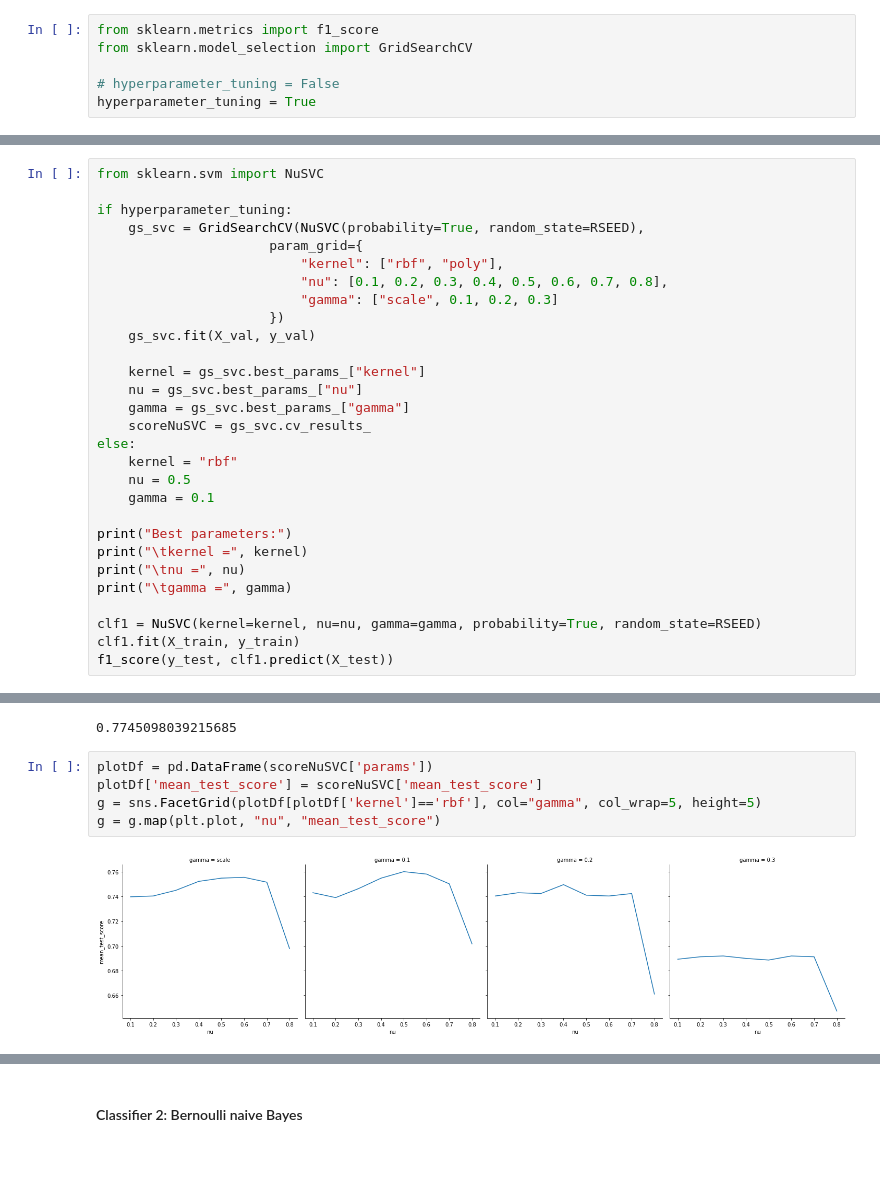
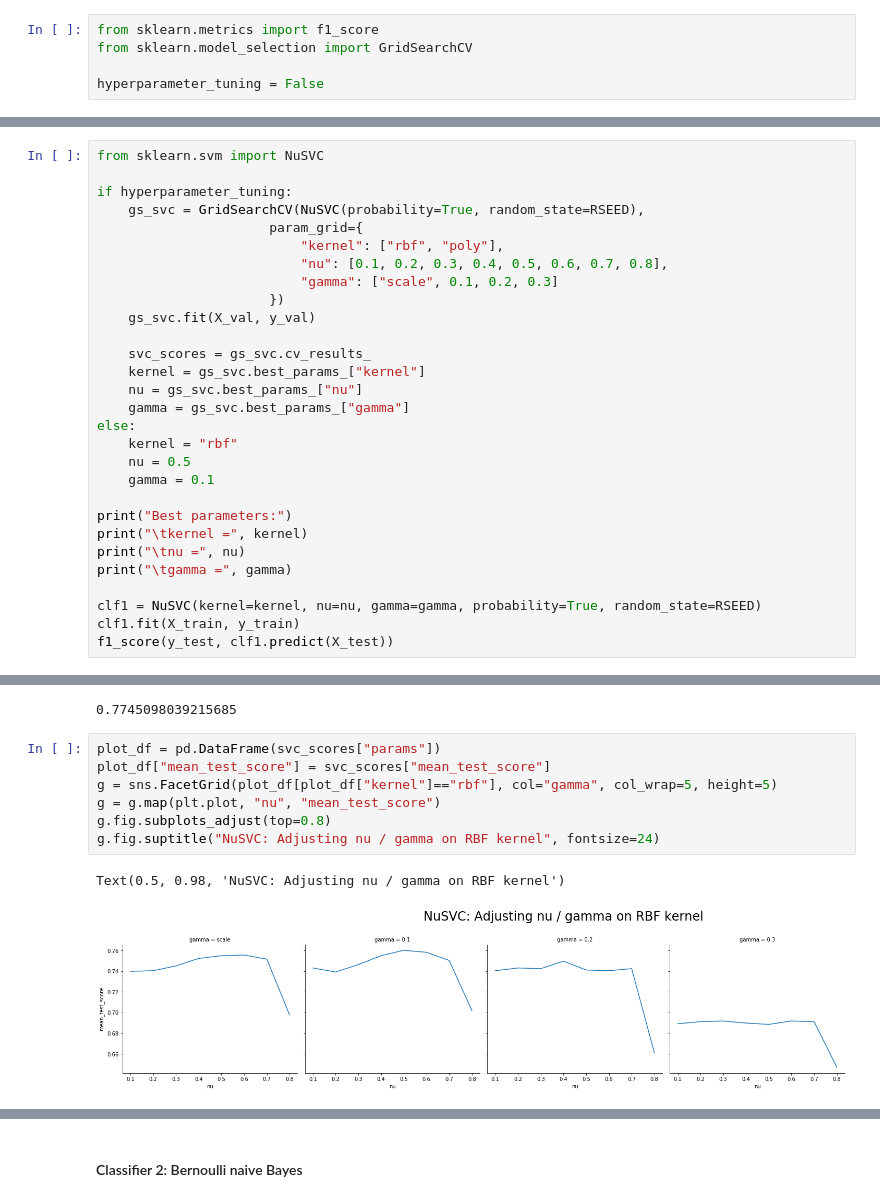
Before and after one commit to XaviJunior/SBB, a Jupyter notebook: project_2/Code/Team_SBB_project_2_Disaster_tweets.ipynb, the cells around one changed output, grey strips where cells are left out. Saved outputs shown, nothing was run; the diff lists cells and outputs as text; blank space fills up the shorter version.

```diff
--- a/project_2/Code/Team_SBB_project_2_Disaster_tweets.ipynb
+++ b/project_2/Code/Team_SBB_project_2_Disaster_tweets.ipynb
@@ -259,8 +260,7 @@ This section corresponds to the **training phase** of our best-performing classi
 from sklearn.metrics import f1_score
 from sklearn.model_selection import GridSearchCV
 
-# hyperparameter_tuning = False
-hyperparameter_tuning = True
+hyperparameter_tuning = False
 # %% [markdown]
 #### Classifier 1: NuSVC
 # %%
@@ -275,10 +275,10 @@ if hyperparameter_tuning:
                       })
     gs_svc.fit(X_val, y_val)
 
+    svc_scores = gs_svc.cv_results_
     kernel = gs_svc.best_params_["kernel"]
     nu = gs_svc.best_params_["nu"]
     gamma = gs_svc.best_params_["gamma"]
-    scoreNuSVC = gs_svc.cv_results_
 else:
     kernel = "rbf"
     nu = 0.5
@@ -299,10 +299,13 @@ Best parameters:
         gamma = 0.1
 0.7745098039215685
 # %%
-plotDf = pd.DataFrame(scoreNuSVC['params'])
-plotDf['mean_test_score'] = scoreNuSVC['mean_test_score']
-g = sns.FacetGrid(plotDf[plotDf['kernel']=='rbf'], col="gamma", col_wrap=5, height=5)
+plot_df = pd.DataFrame(svc_scores["params"])
+plot_df["mean_test_score"] = svc_scores["mean_test_score"]
+g = sns.FacetGrid(plot_df[plot_df["kernel"]=="rbf"], col="gamma", col_wrap=5, height=5)
 g = g.map(plt.plot, "nu", "mean_test_score")
+g.fig.subplots_adjust(top=0.8)
+g.fig.suptitle("NuSVC: Adjusting nu / gamma on RBF kernel", fontsize=24)
 # %% [output]
+Text(0.5, 0.98, 'NuSVC: Adjusting nu / gamma on RBF kernel')
-[figure, old version]
+[figure, new version]
 # %%
```
Also changed, not shown: parts of 18 cells of this notebook.
